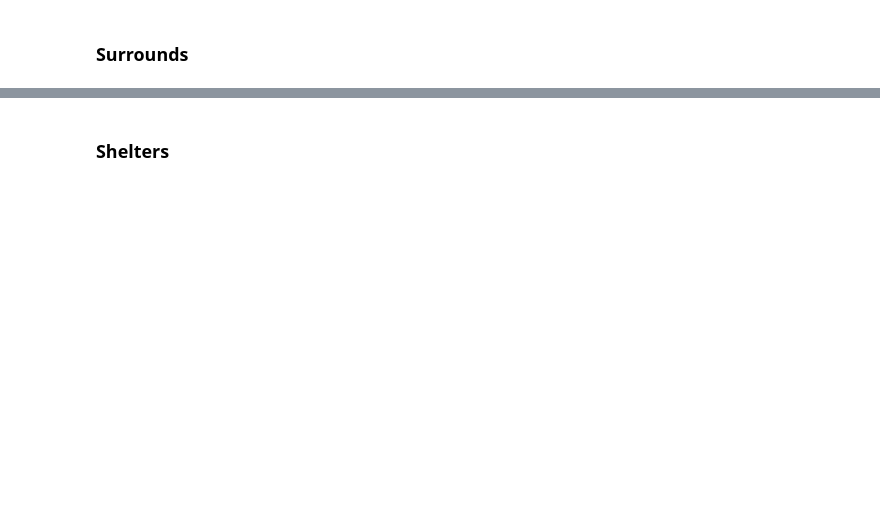
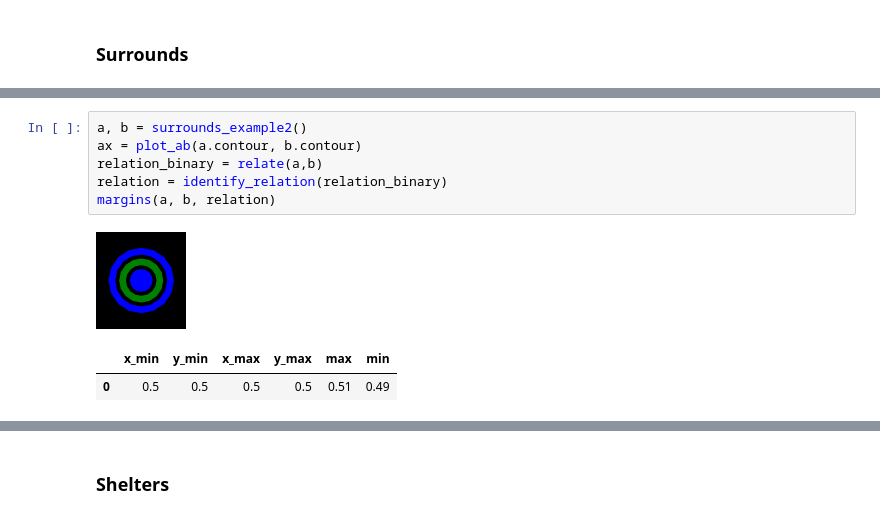
Before and after one commit to GregSal/StructureRelations, a Jupyter notebook: src/ContourMetricTests.ipynb, the cells around one changed output, grey strips where cells are left out. Drawn from its saved outputs; the diff is of its cells as text; blank space fills up the shorter version.

```diff
--- a/src/ContourMetricTests.ipynb
+++ b/src/ContourMetricTests.ipynb
@@ -265,0 +379,10 @@ Relationship RelationshipType.SURROUNDS
+# %%
+a, b = surrounds_example2()
+ax = plot_ab(a.contour, b.contour)
+relation_binary = relate(a,b)
+relation = identify_relation(relation_binary)
+margins(a, b, relation)
+# %% [output]
+[figure, added]
+|  | x_min | y_min | x_max | y_max | max | min |
+| 0 | 0.5 | 0.5 | 0.5 | 0.5 | 0.51 | 0.49 |
```
Also changed, not shown: parts of 104 cells of this notebook, 3 other files.
